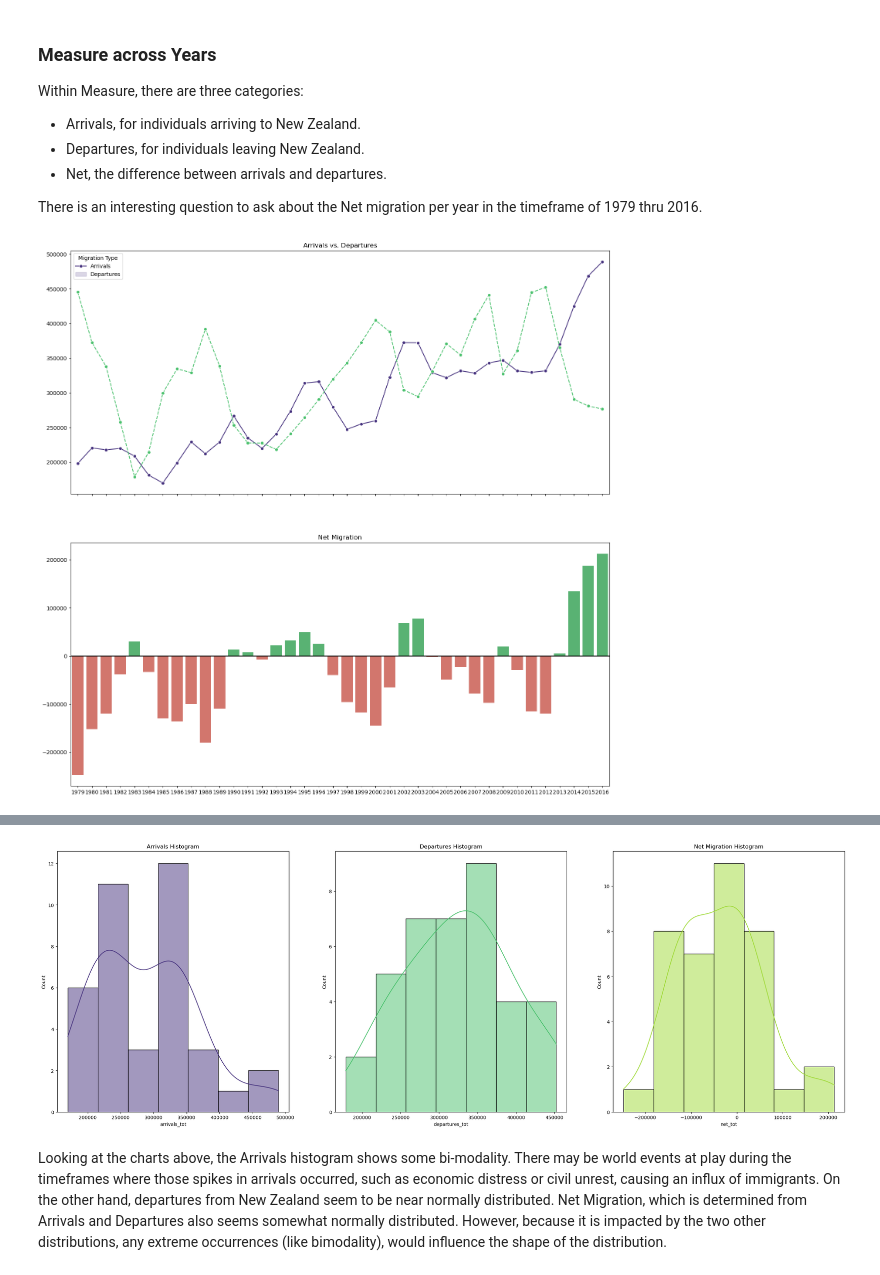
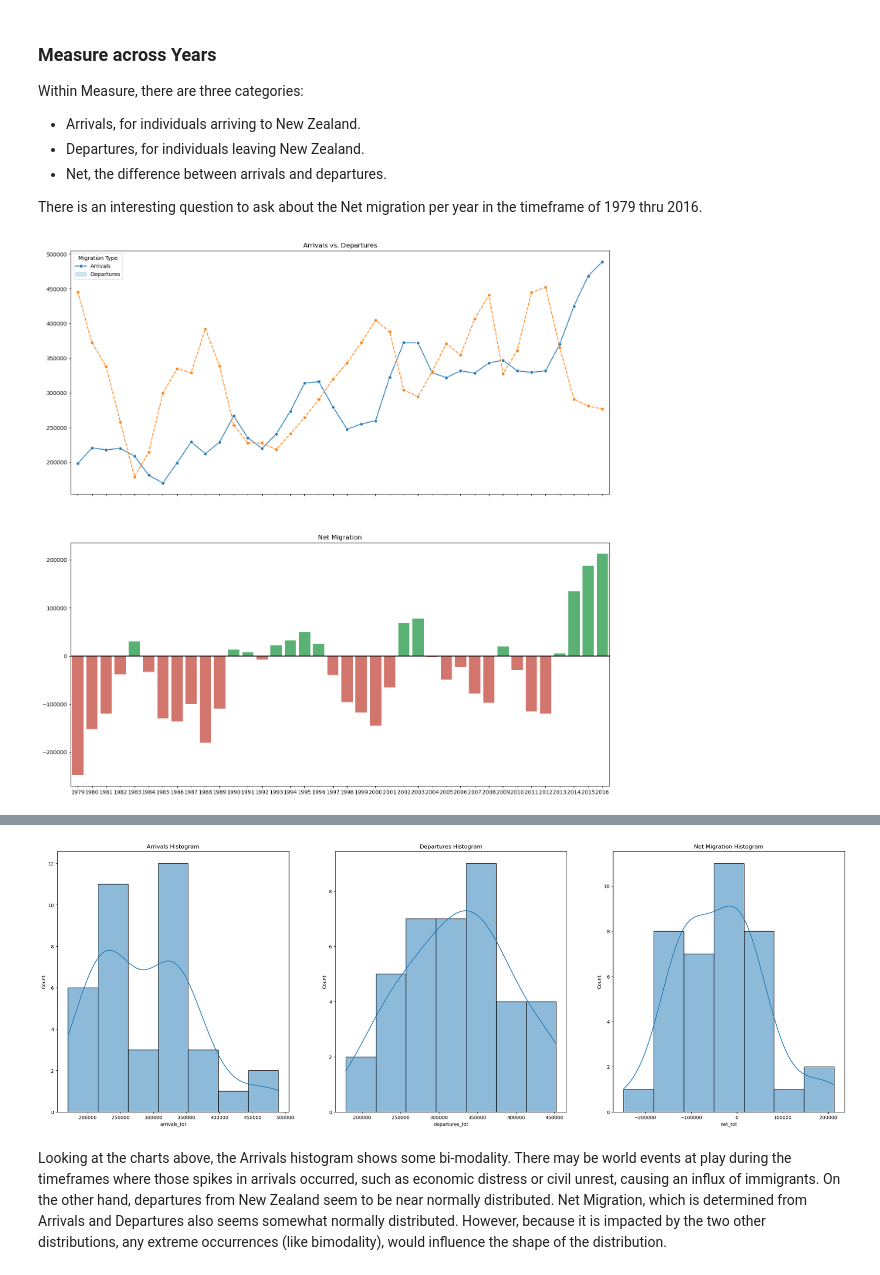
Before and after one commit to lammypi/Data-Science-Explorations, a Jupyter notebook: nz-migration-stats.ipynb, the cells around one changed output, grey strips where cells are left out. Cells and saved outputs as stored; diff of their text form; code cells hidden in the pictures.

Commit message:
Kaggle Notebook | NZ Migration Stats | Version 11

```diff
--- a/nz-migration-stats.ipynb
+++ b/nz-migration-stats.ipynb
@@ -224,7 +226,7 @@ fig, (ax0, ax1) = plt.subplots(nrows=2, figsize = (18,18), sharex = True)
 sns.lineplot(data = [arrivals_per_year, departures_per_year],
              marker = "o",
              linestyle = 'dashed',
-             palette = [palette[0], palette[4]],
+             #palette = palette,
              ax = ax0)
 # Set the line chart title
 ax0.set_title('Arrivals vs. Departures')
@@ -232,7 +234,7 @@ ax0.set_title('Arrivals vs. Departures')
 ax0.legend(title = "Migration Type", labels = ['Arrivals', 'Departures'])
 
 # Centered barplot
-sns.barplot(x=years, y=net_per_year, palette=[loss_colors[1] if y < 0 else palette[4] for y in net_per_year], ax=ax1)
+sns.barplot(x=years, y=net_per_year, palette=[loss_colors[0] if y < 0 else loss_colors[1] for y in net_per_year], ax=ax1)
 # Center the axis
 ax1.axhline(0, color = "black")
 # Set the title for the barplot
@@ -241,7 +243,7 @@ ax1.set_title("Net Migration")
 # View
 fig.show()
 # %% [output]
-[figure, old version]
+[figure, new version]
 # %%
 ### Create a table for plain language
 # Compile necessary columsn into a dataframe
@@ -272,24 +274,24 @@ print(tbl.tabulate(yearly_migration_summary,
 # %%
 ### Histograms of arrivals, departures, and net migration
 # Make subplots
 fig, (ax0, ax1, ax2) = plt.subplots(ncols=3, figsize = (30,10))
 
 # Arrivals
-sns.histplot(data = yearly_migration_summary, x = 'arrivals_tot', kde = True, color = palette[0], ax = ax0)
+sns.histplot(data = yearly_migration_summary, x = 'arrivals_tot', kde = True, ax = ax0)
 ax0.set_title("Arrivals Histogram")
 
 # Departures
-sns.histplot(data = yearly_migration_summary, x = 'departures_tot', kde = True, color = palette[4], ax = ax1)
+sns.histplot(data = yearly_migration_summary, x = 'departures_tot', kde = True, ax = ax1)
 ax1.set_title("Departures Histogram")
 
 # Net
-sns.histplot(data = yearly_migration_summary, x = 'net_tot', kde = True, color = palette[5], ax = ax2)
+sns.histplot(data = yearly_migration_summary, x = 'net_tot', kde = True, ax = ax2)
 ax2.set_title("Net Migration Histogram")
 
 # View
 fig.show()
 # %% [output]
-[figure, old version]
+[figure, new version]
 # %% [markdown]
 Looking at the charts above, the Arrivals histogram shows some bi-modality. There may be world events at play during the timeframes where those spikes in arrivals occurred, such as economic distress or civil unrest, causing an influx of immigrants. On the other hand, departures from New Zealand seem to be near normally distributed. Net Migration, which is determined from Arrivals and Departures also seems somewhat normally distributed. However, because it is impacted by the two other distributions, any extreme occurrences (like bimodality), would influence the shape of the distribution.
 # %% [markdown]
```
Also changed, not shown: parts of 10 cells of this notebook.
